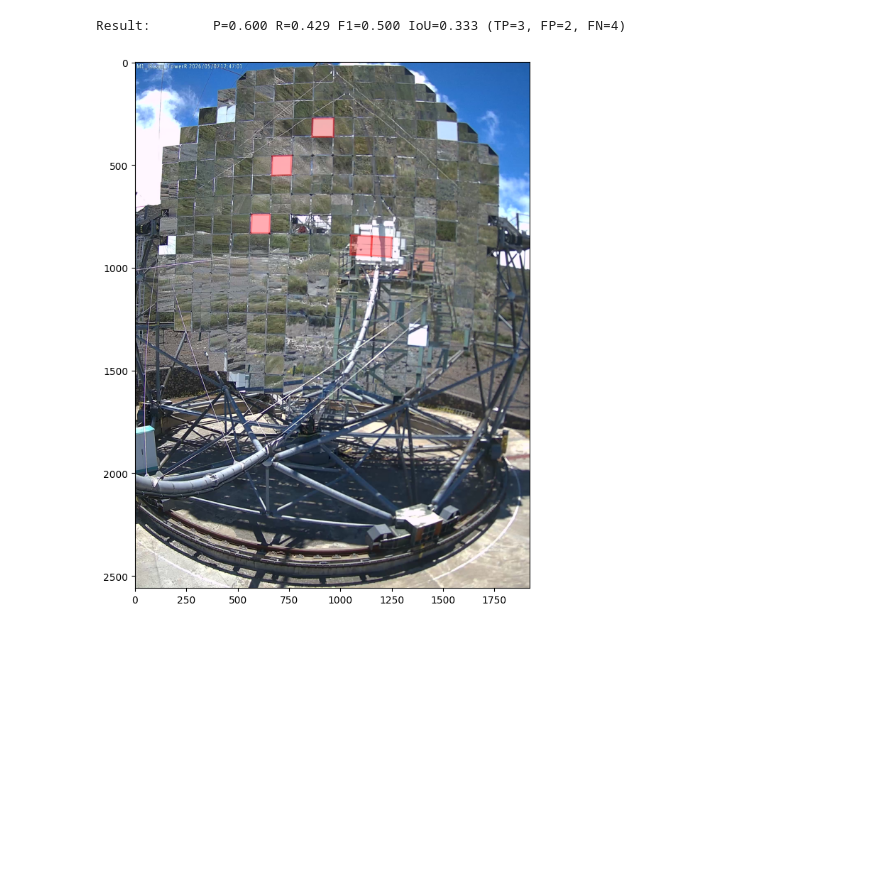
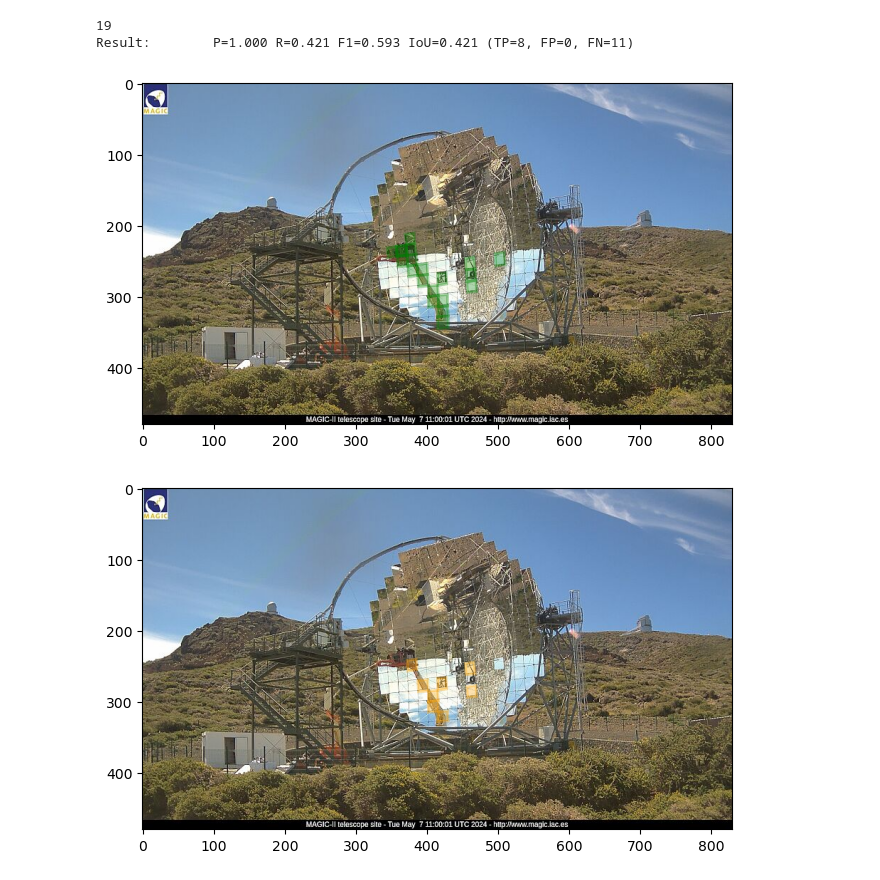
Before and after one commit to pawel21/Computer_vision_for_MAGIC, a Jupyter notebook: notebooks/baseline/Vector_baseline.ipynb, the cells around one changed output. Saved outputs shown, nothing was run; the diff lists cells and outputs as text; code cells hidden in the pictures; blank space fills up the shorter version.

```diff
--- a/notebooks/baseline/Vector_baseline.ipynb
+++ b/notebooks/baseline/Vector_baseline.ipynb
@@ -88,11 +88,15 @@ baseline = build_vector_baseline(features)
 # %%
 img_path = "/home/pgliwny/Praca/Computer_vision_for_MAGIC/data/webcam_useful_image/webcam_useful_images/image_2024-05-06_1100.jpg"
 img_path_2 = "/home/pgliwny/Praca/Computer_vision_for_MAGIC/data/data/2026/05/07/IRCamM1T_20260507_124652.jpg"
-img = cv2.imread(str(img_path_2))
+
+img_path_3 = "/media/pgliwny/ADATA HD3303/Computer_Vision_system/data/MAGIC/webcam_useful_images/image_2024-05-07_1100.jpg"
+# img_path_3 = "/media/pgliwny/ADATA HD3303/Computer_Vision_system/data/MAGIC/webcam_useful_images/image_2024-05-04_1700.jpg"
+img = cv2.imread(str(img_path_3))
 img_gray = cv2.cvtColor(img, cv2.COLOR_BGR2GRAY)
 
-mirror_extractor = SimpleMirrorExtractor("/home/pgliwny/Praca/Computer_vision_for_MAGIC/data/calibration/points_WebCam.json")
-mirror_extractor = SimpleMirrorExtractor("/home/pgliwny/Praca/Computer_vision_for_MAGIC/data/points_IRCam.json")
+#mirror_extractor = SimpleMirrorExtractor("/home/pgliwny/Praca/Computer_vision_for_MAGIC/data/calibration/points_WebCam.json")
+#mirror_extractor = SimpleMirrorExtractor("/home/pgliwny/Praca/Computer_vision_for_MAGIC/data/points_IRCam.json")
+mirror_extractor = SimpleMirrorExtractor("/media/pgliwny/ADATA HD3303/Computer_Vision_system/data/points_WebCam.json")
 # %%
 # 2. Ekstrakcja z nowego obrazu
 new_features = extract_all_mirrors(img_gray, mirror_extractor)  # (249, 11)
@@ -109,0 +114,4 @@ Top 10 podejrzanych: [121  40  71 144 143]
+# %%
+threshold = np.mean(scores_maha) + 2.5*np.std(scores_maha)
+top = np.where(scores_maha > threshold)[0]
+print(top)
@@ -115,11 +134,34 @@ array([533.72428512, 375.57158054, 342.85314186, 193.79002353,
 # %%
 ground_truth = [152, 176, 189, 190, 191, 192, 193, 209]
-ground_truth =[ 21, 40, 46, 71, 121, 133, 213]
-pred = top10
+ground_truth =[119, 121, 135, 152, 176, 178, 179, 189, 190, 191, 192, 193, 209]
+ground_truth = [
+    119,
+    134,
+    135,
+    136,
+    152,
+    153,
+    170,
+    171,
+    176,
+    179,
+    188,
+    190,
+    193,
+    205,
+    209,
+    219,
+    220,
+    232,
+    242
+  ]
+print(len(ground_truth))
+pred = top
 m1 = compute_metrics(pred, ground_truth)
 print(f"Result:        {m1.summary}")
 # %% [output]
-Result:        P=0.600 R=0.429 F1=0.500 IoU=0.333 (TP=3, FP=2, FN=4)
+19
+Result:        P=1.000 R=0.421 F1=0.593 IoU=0.421 (TP=8, FP=0, FN=11)
 # %%
 def mark_mirrors_on_img(img_path, points_list):
     img_bgr = cv2.imread(str(img_path))
@@ -142,12 +184,40 @@ def mark_mirrors_on_img(img_path, points_list):
 
     plt.tight_layout()
     plt.show()
+
+def mark_mirrors_on_img(img_path, points_list, color):
+    img_bgr = cv2.imread(str(img_path))
+    img_rgb = cv2.cvtColor(img_bgr, cv2.COLOR_BGR2RGB)
+
+    fig, ax = plt.subplots(1, 1, figsize=(8, 4))
+    ax.imshow(img_rgb)
+
+    for points in points_list:
+        # === Polygon na podstawie 4 współrzędnych ===
+        polygon = patches.Polygon(
+                points,
+                closed=True,
+                linewidth=2,
+                edgecolor=color,
+                facecolor=color,
+                alpha=0.3  # przezroczystość wypełnienia
+            )
+        ax.add_patch(polygon)
+
+    plt.tight_layout()
+    plt.show()
 # %%
-outliers = top10
+outliers = top
 p_list = []
 for m_id in outliers:
     p_list.append(mirror_extractor.get_point_coords(m_id))
+
+ground_truth_list = []
+for m_id in ground_truth:
+    ground_truth_list.append(mirror_extractor.get_point_coords(m_id))
 # %%
-mark_mirrors_on_img(img_path_2, p_list)
+mark_mirrors_on_img(img_path_3, ground_truth_list, "green")
+mark_mirrors_on_img(img_path_3, p_list, "orange")
 # %% [output]
-[figure, old version]
+[figure, new version]
+[figure, added]
```
Also changed, not shown: parts of 7 cells of this notebook.
